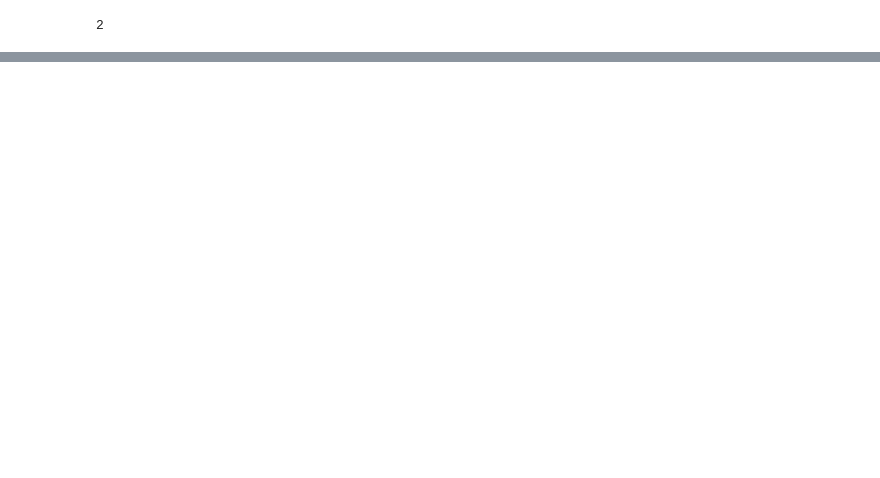
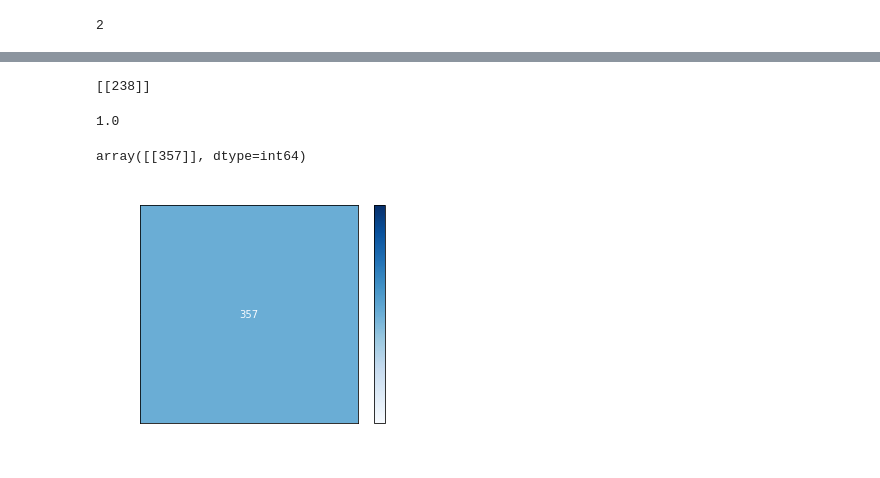
Before and after one commit to schreibergn/Data534Project-, a Jupyter notebook: DowntownFlood.ipynb, the cells around one changed output, grey strips where cells are left out. Cells and saved outputs as stored; diff of their text form; code cells hidden in the pictures; blank space fills up the shorter version.

```diff
--- a/DowntownFlood.ipynb
+++ b/DowntownFlood.ipynb
@@ -499,0 +462,6 @@ transformed_dfwork2.corr()
+# %%
+#splitting data into train and test df because they were not split originally
+df_floodtrain = transformed_dfwork2.sample(frac = 0.8,random_state = 200)
+df_floodtest = transformed_dfwork2.sample(frac = 0.2, random_state = 200)
+df_floodtrain.info()
+df_floodtest.info()
@@ -499,0 +517,44 @@ transformed_dfwork2.corr()
+# %%
+from sklearn.metrics import confusion_matrix
+
+cm = confusion_matrix(y_test,y_pred)
+print(cm)
+#this is the total number of correct predictions beacuse the accuracy is 100%
+# %% [output]
+[[238]]
+# %%
+from sklearn.neighbors import KNeighborsClassifier
+from sklearn.model_selection import train_test_split
+
+X = df_floodtrain.drop('REASON_FLOOD', axis = 1)
+y = df_floodtrain['REASON_FLOOD']
+
+X_train, X_test, y_train, y_test = train_test_split(X, y, test_size=0.3, random_state=42, stratify=y)
+
+knn = KNeighborsClassifier(n_neighbors=8)
+knn.fit(X_train, y_train)
+y_pred = knn.predict(X_test)
+knn.score(X_test, y_test)
+# %% [output]
+1.0
+# %%
+from sklearn.metrics import confusion_matrix
+
+cm = confusion_matrix(y_test,y_pred)
+cm
+# %% [output]
+array([[357]], dtype=int64)
+# %%
+import matplotlib.pyplot as plt
+from sklearn.metrics import plot_confusion_matrix
+
+color = 'white'
+matrix = plot_confusion_matrix(knn, X_test, y_test, cmap=plt.cm.Blues)
+matrix.ax_.set_title('Confusion Matrix', color=color)
+plt.xlabel('Predicted Label', color=color)
+plt.ylabel('True Label', color=color)
+plt.gcf().axes[0].tick_params(colors=color)
+plt.gcf().axes[1].tick_params(colors=color)
+plt.show()
+# %% [output]
+[figure, added]
```
Also changed, not shown: parts of 53 cells of this notebook, 1 other file.
